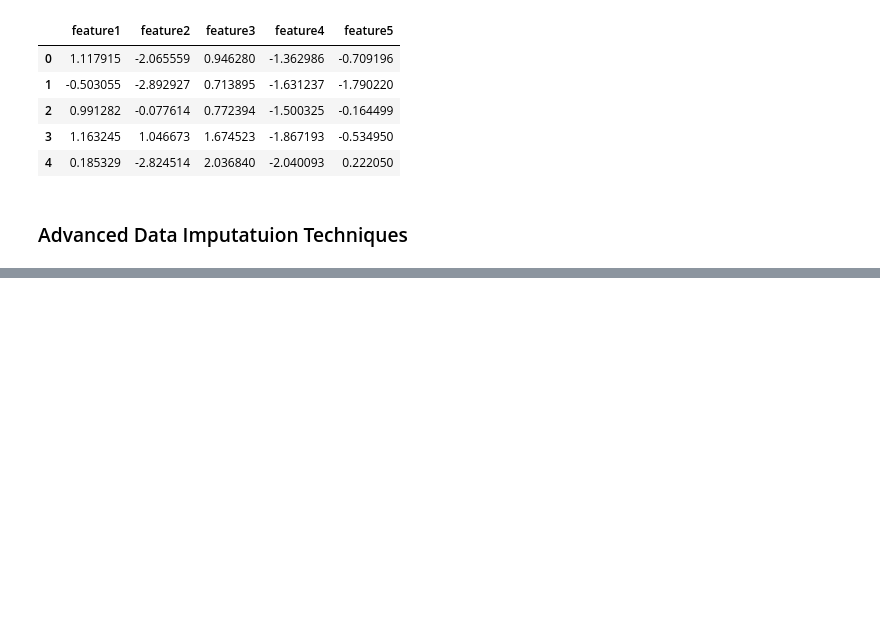
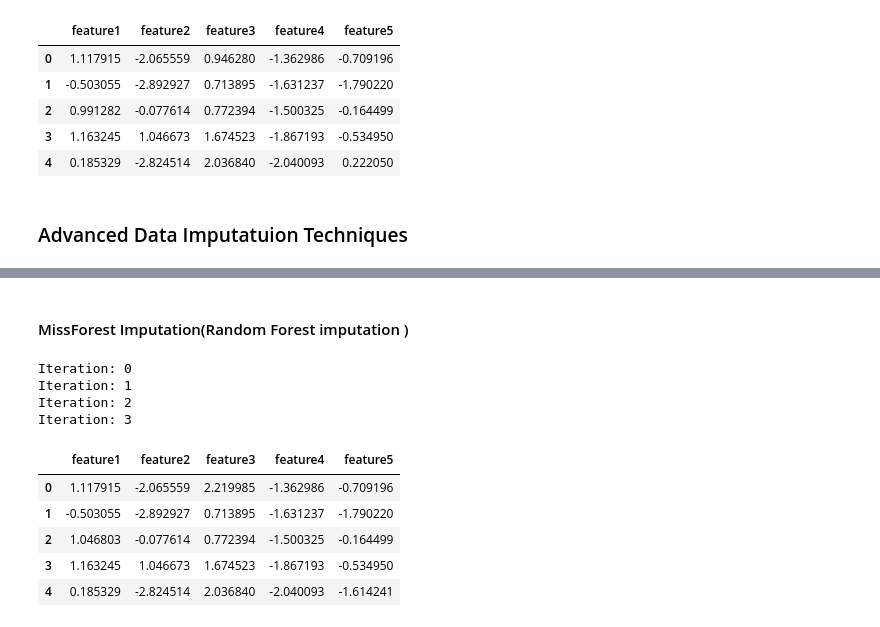
Before and after one commit to HSEDataAnalysis/LAB1_EDA, a Jupyter notebook: main.ipynb, the cells around one changed output, grey strips where cells are left out. Drawn from its saved outputs; the diff is of its cells as text; code cells hidden in the pictures; blank space fills up the shorter version.

```diff
--- a/main.ipynb
+++ b/main.ipynb
@@ -192,0 +235,20 @@ median_filled_df.head()
+# %% [markdown]
+#### MissForest Imputation(Random Forest imputation )
+# %%
+from missingpy import MissForest
+random_forest_imputer = MissForest()
+df_rf_imputed = random_forest_imputer.fit_transform(df)
+# %% [output]
+Iteration: 0
+Iteration: 1
+Iteration: 2
+Iteration: 3
+# %%
+pd.DataFrame(df_rf_imputed,columns = df.columns).head()
+# %% [output]
+|  | feature1 | feature2 | feature3 | feature4 | feature5 |
+| 0 | 1.117915 | -2.065559 | 2.219985 | -1.362986 | -0.709196 |
+| 1 | -0.503055 | -2.892927 | 0.713895 | -1.631237 | -1.790220 |
+| 2 | 1.046803 | -0.077614 | 0.772394 | -1.500325 | -0.164499 |
+| 3 | 1.163245 | 1.046673 | 1.674523 | -1.867193 | -0.534950 |
+| 4 | 0.185329 | -2.824514 | 2.036840 | -2.040093 | -1.614241 |
```
Also changed, not shown: parts of 10 cells of this notebook.
